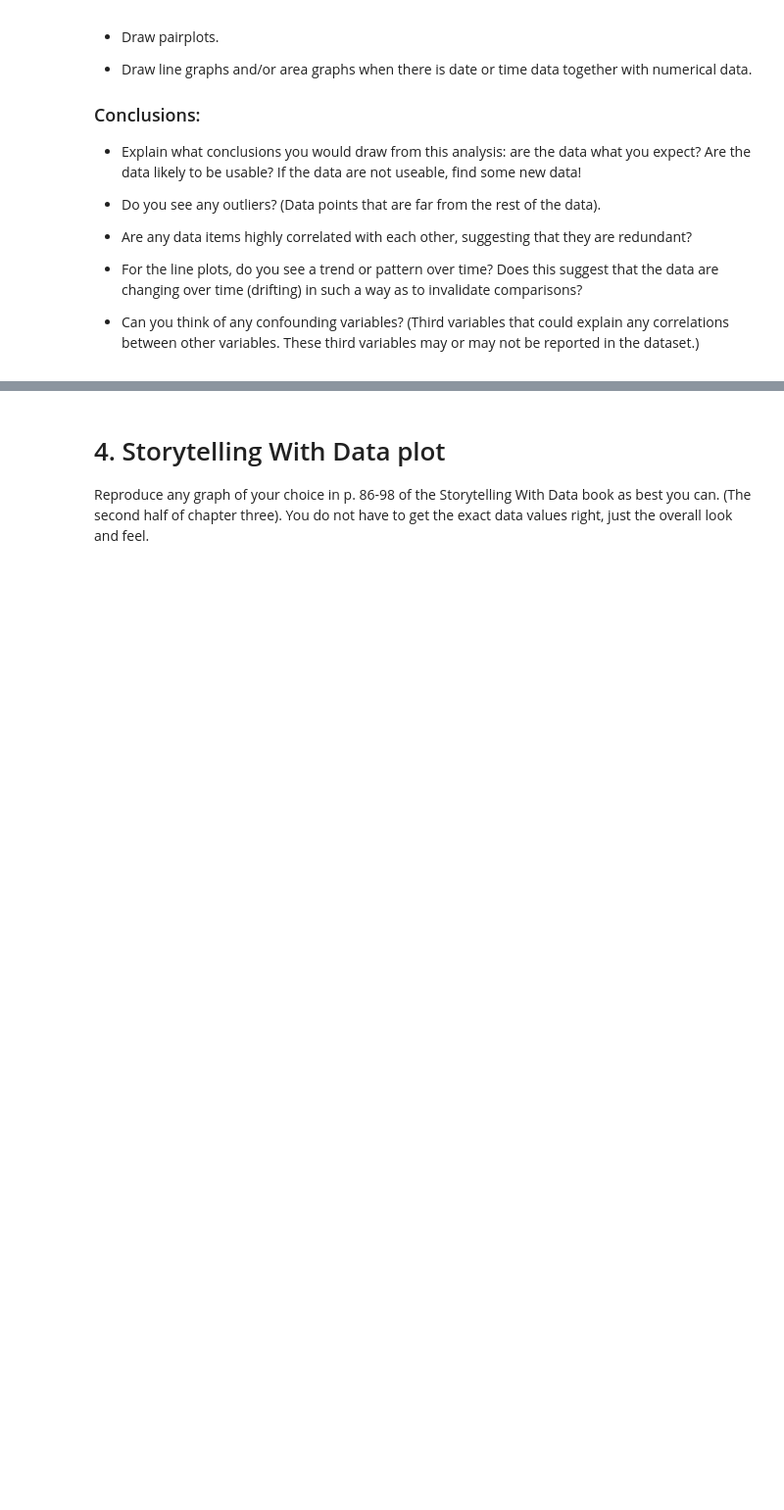
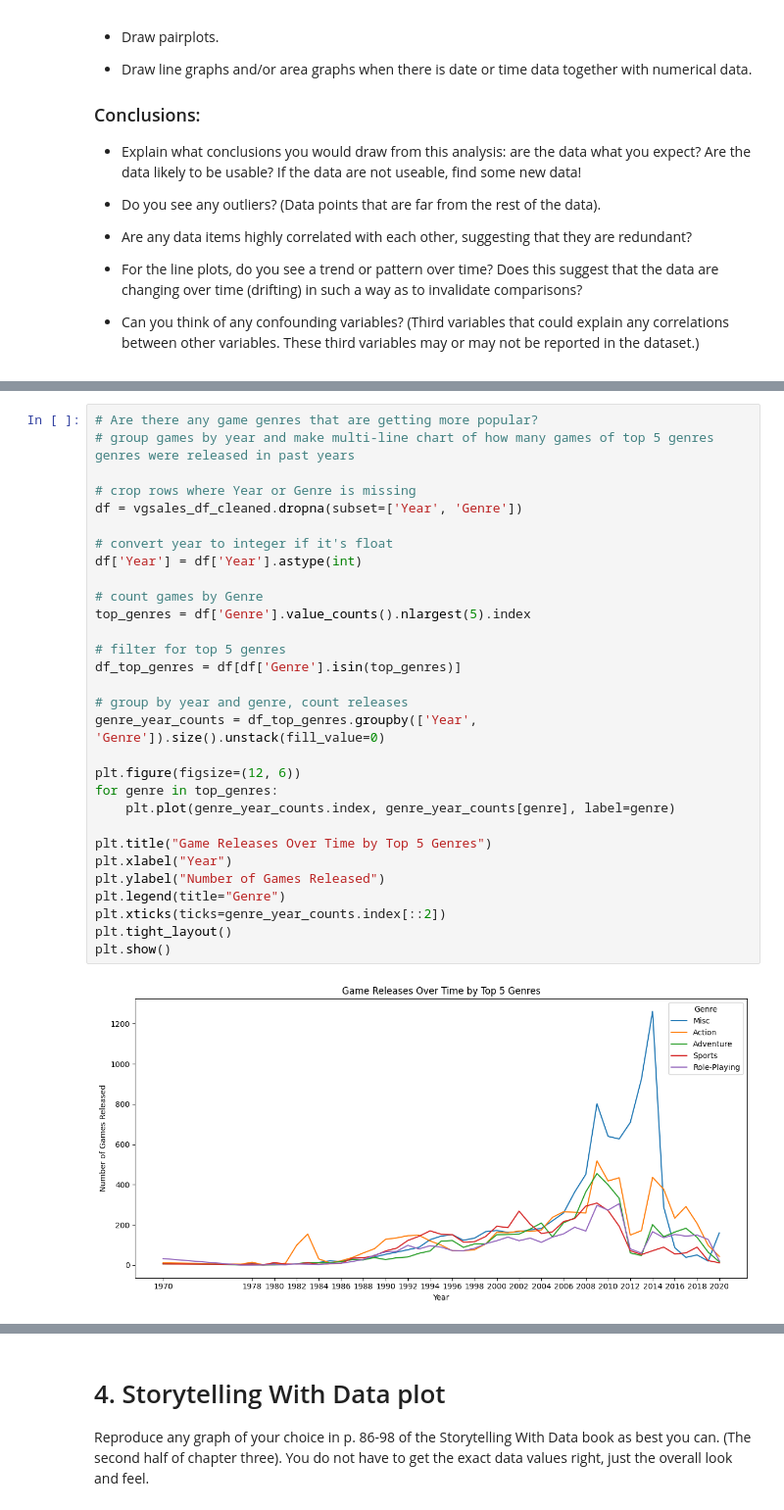
Before and after one commit to akmishra-1/Module-B-semester-2, a Jupyter notebook: OMDS-ModB2-Week6-Mishra-Amit.ipynb, the cells around one changed output, grey strips where cells are left out. Shown at 98% size. Drawn from its saved outputs; the diff is of its cells as text; blank space fills up the shorter version.

```diff
--- a/OMDS-ModB2-Week6-Mishra-Amit.ipynb
+++ b/OMDS-ModB2-Week6-Mishra-Amit.ipynb
@@ -67,0 +295,32 @@ This week, you will do the same types of exercises as last week, but you should
+# %%
+# Are there any game genres that are getting more popular?
+# group games by year and make multi-line chart of how many games of top 5 genres genres were released in past years
+
+# crop rows where Year or Genre is missing
+df = vgsales_df_cleaned.dropna(subset=['Year', 'Genre'])
+
+# convert year to integer if it's float
+df['Year'] = df['Year'].astype(int)
+
+# count games by Genre
+top_genres = df['Genre'].value_counts().nlargest(5).index
+
+# filter for top 5 genres
+df_top_genres = df[df['Genre'].isin(top_genres)]
+
+# group by year and genre, count releases
+genre_year_counts = df_top_genres.groupby(['Year', 'Genre']).size().unstack(fill_value=0)
+
+plt.figure(figsize=(12, 6))
+for genre in top_genres:
+    plt.plot(genre_year_counts.index, genre_year_counts[genre], label=genre)
+
+plt.title("Game Releases Over Time by Top 5 Genres")
+plt.xlabel("Year")
+plt.ylabel("Number of Games Released")
+plt.legend(title="Genre")
+plt.xticks(ticks=genre_year_counts.index[::2])
+plt.tight_layout()
+plt.show()
+# %% [output]
+[figure, added]
```
Also changed, not shown: parts of 47 cells of this notebook.
